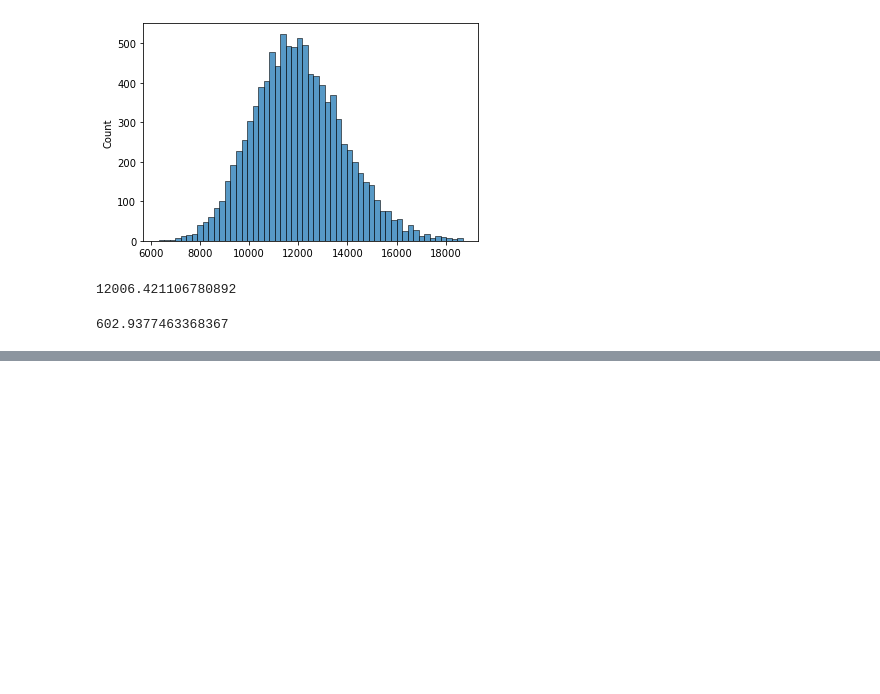
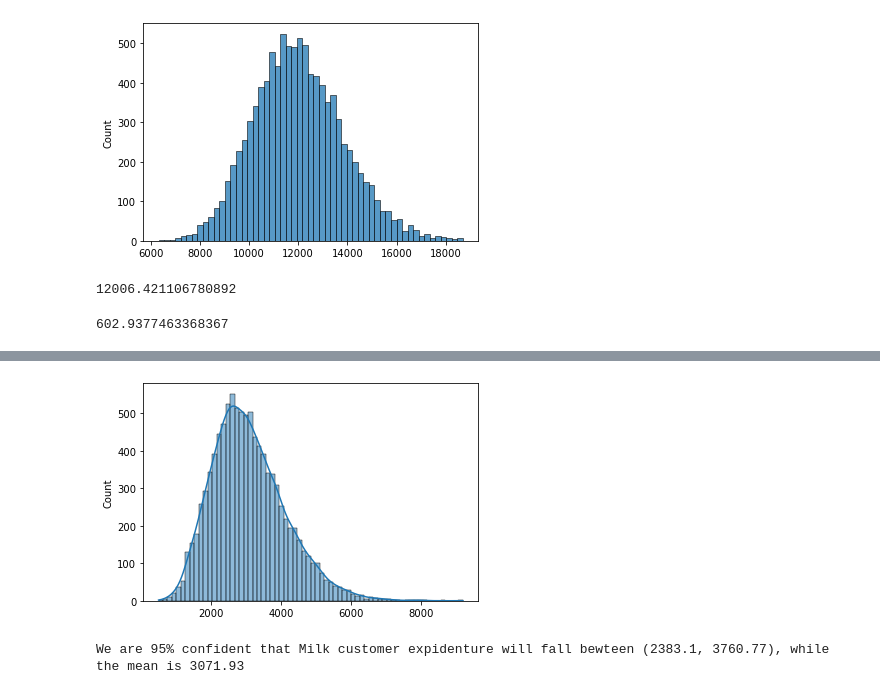
Before and after one commit to lopez-Luis89/Team_Project_AAI-500, a Jupyter notebook: Team Project AAI 500.ipynb, the cells around one changed output, grey strips where cells are left out. Saved outputs shown, nothing was run; the diff lists cells and outputs as text; code cells hidden in the pictures; blank space fills up the shorter version.

```diff
--- a/Team Project AAI 500.ipynb
+++ b/Team Project AAI 500.ipynb
@@ -125,0 +148,37 @@ lower , upper
+# %%
+#Calculating Parameters
+milk_mean = np.mean(df['Frozen'])
+milk_st =np.std(df['Milk'])
+milk_n = df.shape[0]
+milk_se = milk_st / np.sqrt(milk_n)
+
+
+# Calculating the shape and scale parameters for milk
+
+variance_gamma = milk_st**2  # Variance is the square of the standard deviation
+
+# Shape parameter (k)
+k_gamma = milk_mean**2 / variance_gamma
+
+# Scale parameter (theta)
+theta_gamma = variance_gamma / milk_mean
+
+# Number of samples per mean calculation and number of means to generate
+num_samples_per_mean = 50
+num_means = 10000
+
+# Generate random samples and calculate means
+means = [np.random.gamma(k_gamma, theta_gamma, num_samples_per_mean).mean() for _ in range(num_means)]
+
+sns.histplot(means,kde=True)
+plt.show();
+
+
+lower = milk_mean - 1.96*milk_se
+upper = milk_mean + 1.96*milk_se
+lower , upper
+
+print(f'We are 95% confident that Milk customer expidenture will fall bewteen {round(lower,2),round(upper,2)}, while the mean is {round(milk_mean,2)}')
+# %% [output]
+[figure, added]
+We are 95% confident that Milk customer expidenture will fall bewteen (2383.1, 3760.77), while the mean is 3071.93
```
Also changed, not shown: parts of 11 cells of this notebook.
